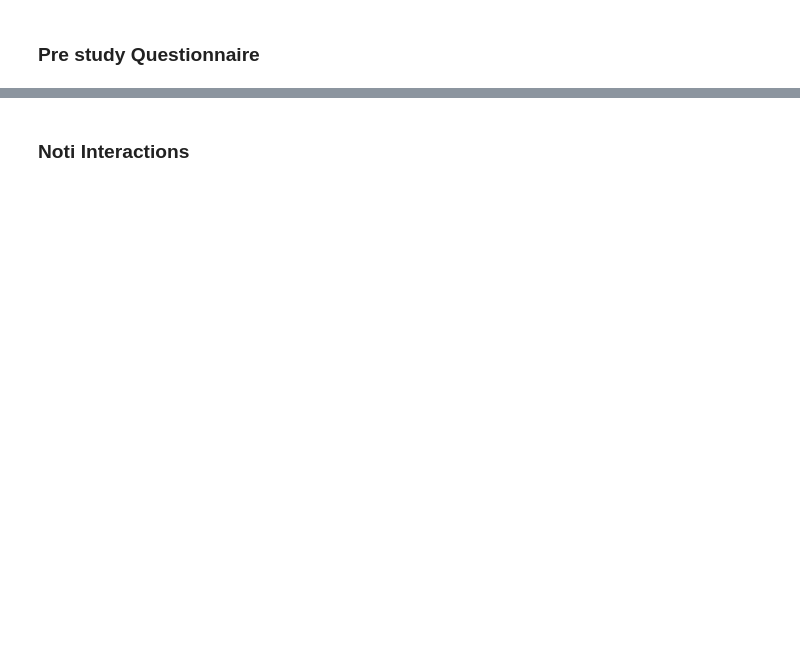
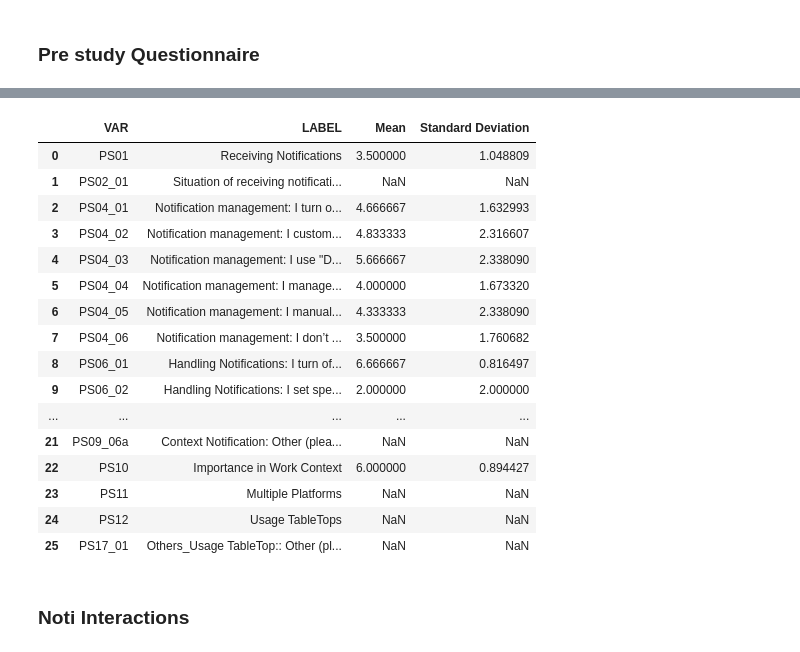
Before and after one commit to nguyetha79/noti-data-analysis, a Jupyter notebook: results-noti.ipynb, the cells around one changed output, grey strips where cells are left out. Drawn from its saved outputs; the diff is of its cells as text; code cells hidden in the pictures; blank space fills up the shorter version.

```diff
--- a/results-noti.ipynb
+++ b/results-noti.ipynb
@@ -51,3 +53,42 @@ prestudy_questionnaire.head(10)
+# %%
+# Clean the data by removing square brackets and non-numeric content, keeping only numbers
+import re
+
+# Define a function to extract numbers from a string
+def extract_number(s):
+    try:
+        return float(re.search(r'\d+', s).group())
+    except:
+        return None
+
+# Apply the function to each RESPONSE column to extract numeric values
+for col in ['RESPONSE_1', 'RESPONSE_2', 'RESPONSE_3', 'RESPONSE_4', 'RESPONSE_5', 'RESPONSE_6']:
+    prestudy_questionnaire[col] = prestudy_questionnaire[col].apply(lambda x: extract_number(str(x)))
+
+# Calculate mean and standard deviation for each row
+prestudy_questionnaire['Mean'] = prestudy_questionnaire[['RESPONSE_1', 'RESPONSE_2', 'RESPONSE_3', 'RESPONSE_4', 'RESPONSE_5', 'RESPONSE_6']].mean(axis=1)
+prestudy_questionnaire['Standard Deviation'] = prestudy_questionnaire[['RESPONSE_1', 'RESPONSE_2', 'RESPONSE_3', 'RESPONSE_4', 'RESPONSE_5', 'RESPONSE_6']].std(axis=1)
+
+# Show the updated DataFrame with mean and standard deviation columns
+prestudy_questionnaire[['VAR',"LABEL", 'Mean', 'Standard Deviation']]
+# %% [output]
+|  | VAR | LABEL | Mean | Standard Deviation |
+| 0 | PS01 | Receiving Notifications | 3.500000 | 1.048809 |
+| 1 | PS02_01 | Situation of receiving notificati... | NaN | NaN |
+| 2 | PS04_01 | Notification management: I turn o... | 4.666667 | 1.632993 |
+| 3 | PS04_02 | Notification management: I custom... | 4.833333 | 2.316607 |
+| 4 | PS04_03 | Notification management: I use "D... | 5.666667 | 2.338090 |
+| 5 | PS04_04 | Notification management: I manage... | 4.000000 | 1.673320 |
+| 6 | PS04_05 | Notification management: I manual... | 4.333333 | 2.338090 |
+| 7 | PS04_06 | Notification management: I don’t ... | 3.500000 | 1.760682 |
+| 8 | PS06_01 | Handling Notifications: I turn of... | 6.666667 | 0.816497 |
+| 9 | PS06_02 | Handling Notifications: I set spe... | 2.000000 | 2.000000 |
+| ... | ... | ... | ... | ... |
+| 21 | PS09_06a | Context Notification: Other (plea... | NaN | NaN |
+| 22 | PS10 | Importance in Work Context | 6.000000 | 0.894427 |
+| 23 | PS11 | Multiple Platforms | NaN | NaN |
+| 24 | PS12 | Usage TableTops | NaN | NaN |
+| 25 | PS17_01 | Others_Usage TableTop:: Other (pl... | NaN | NaN |
 # %% [markdown]
 ### **Noti Interactions**
 # %%
```
Also changed, not shown: parts of 3 cells of this notebook, 1 other file.
